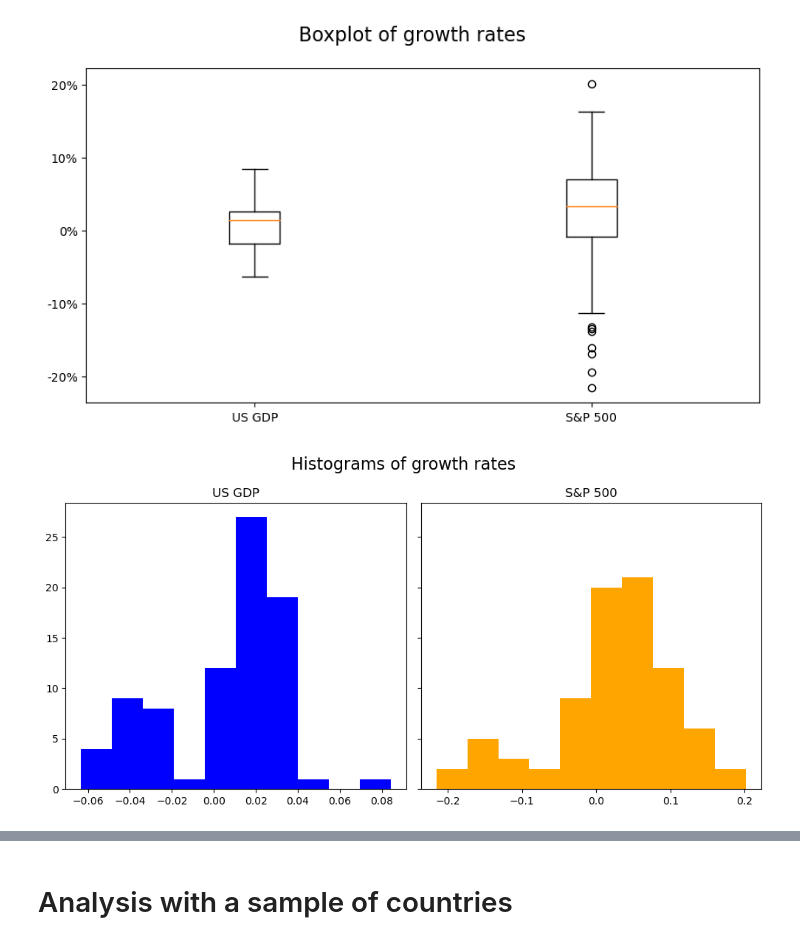
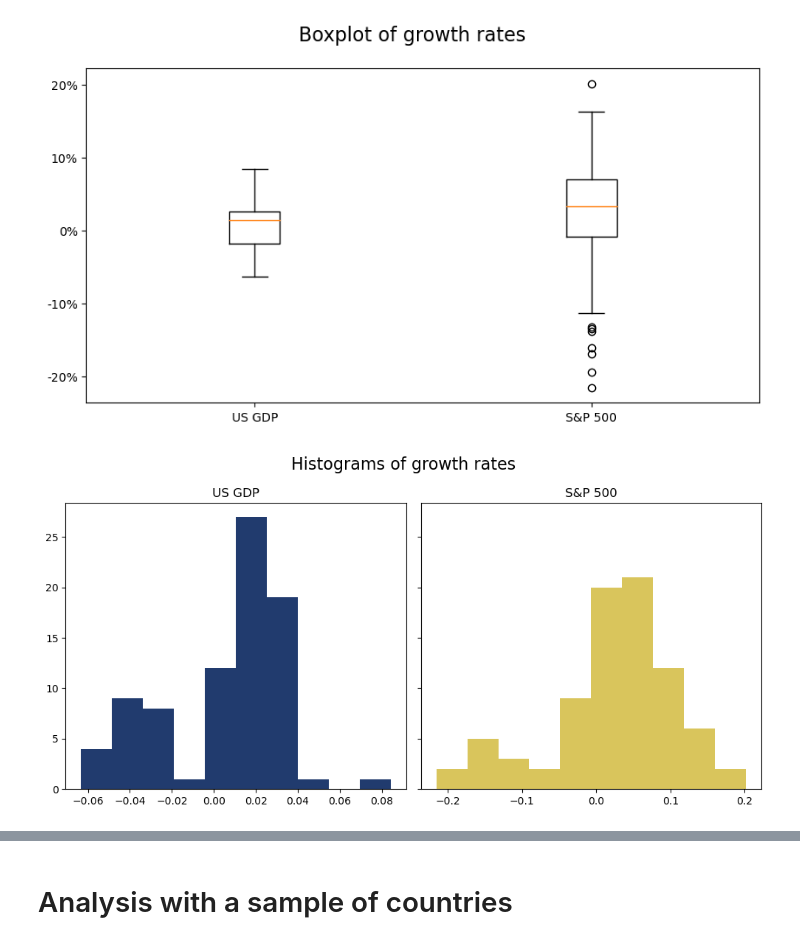
Before and after one commit to tillfurger/stock_vs_gdp, a Jupyter notebook: notebooks/data_analysis.ipynb, the cells around one changed output, grey strips where cells are left out. Saved outputs shown, nothing was run; the diff lists cells and outputs as text; code cells hidden in the pictures.

```diff
--- a/notebooks/data_analysis.ipynb
+++ b/notebooks/data_analysis.ipynb
@@ -137,18 +137,18 @@ plt.savefig("../reports/figures/boxplots.svg")
 # %%
 # Add some histograms
 
 fig3, ax3 = plt.subplots(nrows=1, ncols=2, figsize=(10, 5), sharey=True, tight_layout=True)
 fig3.suptitle('Histograms of growth rates', fontsize=16)
 
 ax3[0].set_title('US GDP')
 ax3[1].set_title('S&P 500')
 
-ax3[0].hist(data.us_gdp_growth, color = 'blue')
-ax3[1].hist(data.sp500_growth, color = 'orange');
+ax3[0].hist(data.us_gdp_growth, color = sns.color_palette("cividis")[0])
+ax3[1].hist(data.sp500_growth, color = sns.color_palette("cividis")[-1]);
 
 plt.savefig("../reports/figures/histograms.svg")
 # %% [output]
-[figure, old version]
+[figure, new version]
 # %%
 # Plot the growth rates and the average growth over that period
 
```
Also changed, not shown: parts of 40 cells of this notebook, 15 other files.
